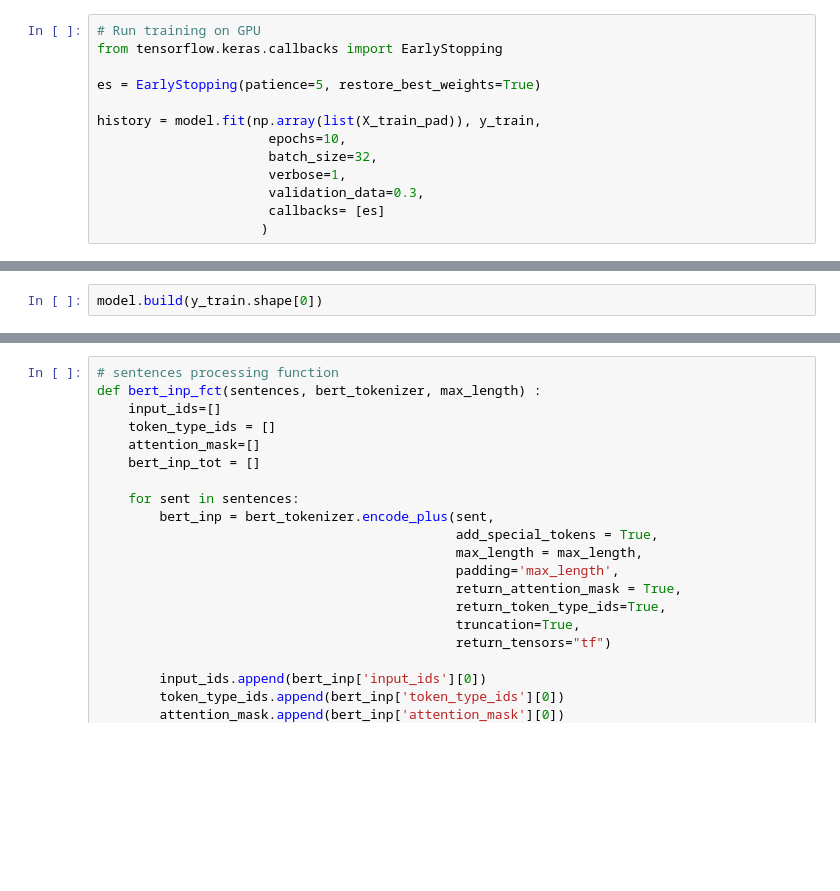
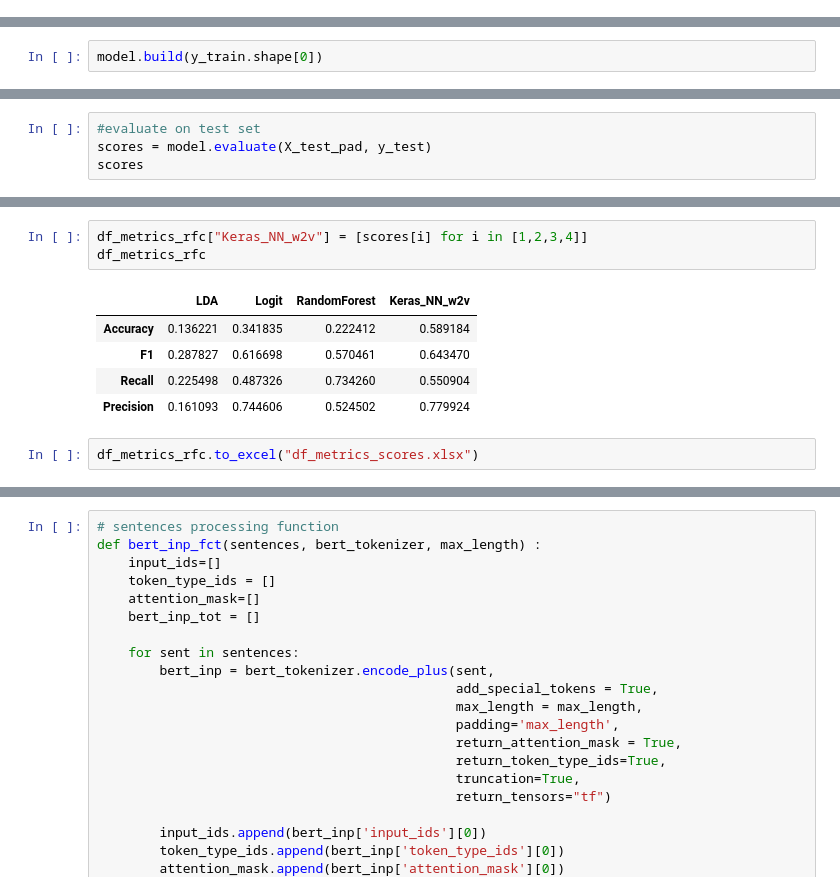
Before and after one commit to Oumnia-Sdn/Project-5-Categoriser-automatiquement-des-questions, a Jupyter notebook: Notebooks/Essais .ipynb, the cells around one changed output, grey strips where cells are left out. Saved outputs shown, nothing was run; the diff lists cells and outputs as text; blank space fills up the shorter version.

```diff
--- a/Notebooks/Essais .ipynb
+++ b/Notebooks/Essais .ipynb
@@ -946,13 +943,0 @@ y_train.shape
-# %%
-# Run training on GPU
-from tensorflow.keras.callbacks import EarlyStopping
-
-es = EarlyStopping(patience=5, restore_best_weights=True)
-
-history = model.fit(np.array(list(X_train_pad)), y_train,
-                      epochs=10,
-                      batch_size=32,
-                      verbose=1,
-                      validation_data=0.3,
-                      callbacks= [es]
-                     )
@@ -1011,0 +1000,4 @@ array([[[ 1.08261891e-02,  1.55008554e+00,  8.09962928e-01, ...,
+# %%
+#evaluate on test set
+scores = model.evaluate(X_test_pad, y_test)
+scores
@@ -1011,0 +1019,11 @@ array([[[ 1.08261891e-02,  1.55008554e+00,  8.09962928e-01, ...,
+# %%
+df_metrics_rfc["Keras_NN_w2v"] = [scores[i] for i in [1,2,3,4]]
+df_metrics_rfc
+# %% [output]
+|  | LDA | Logit | RandomForest | Keras_NN_w2v |
+| Accuracy | 0.136221 | 0.341835 | 0.222412 | 0.589184 |
+| F1 | 0.287827 | 0.616698 | 0.570461 | 0.643470 |
+| Recall | 0.225498 | 0.487326 | 0.734260 | 0.550904 |
+| Precision | 0.161093 | 0.744606 | 0.524502 | 0.779924 |
+# %%
+df_metrics_rfc.to_excel("df_metrics_scores.xlsx")
```
Also changed, not shown: parts of 69 cells of this notebook, 1 other file.
